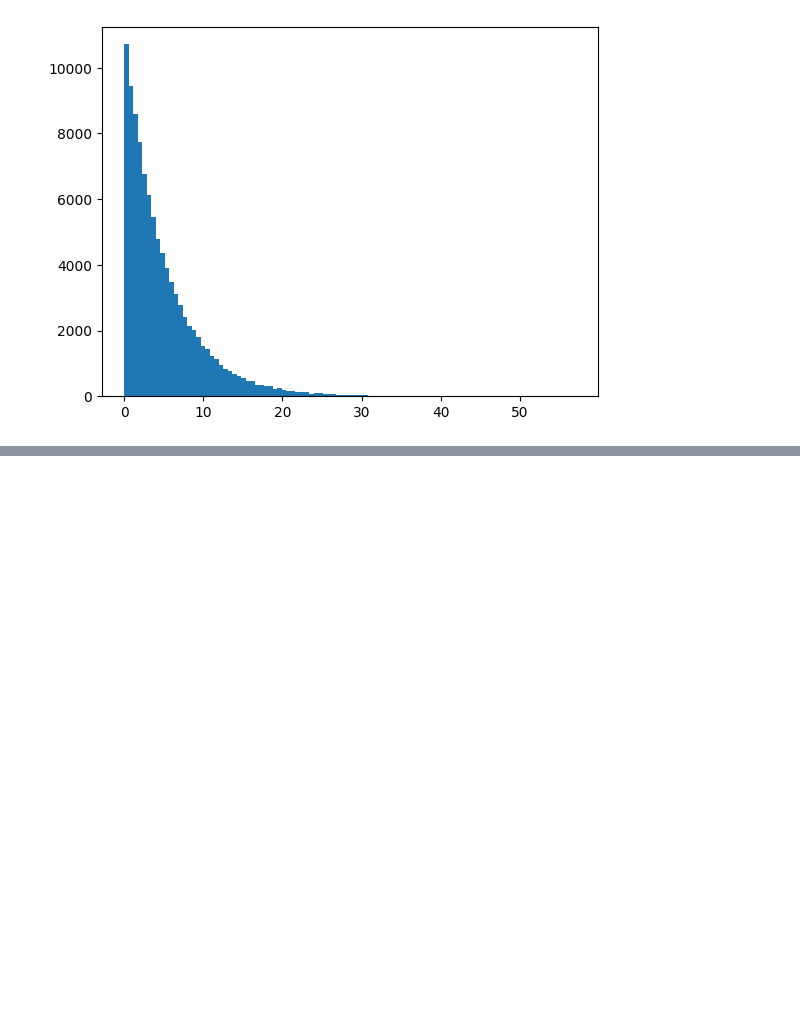
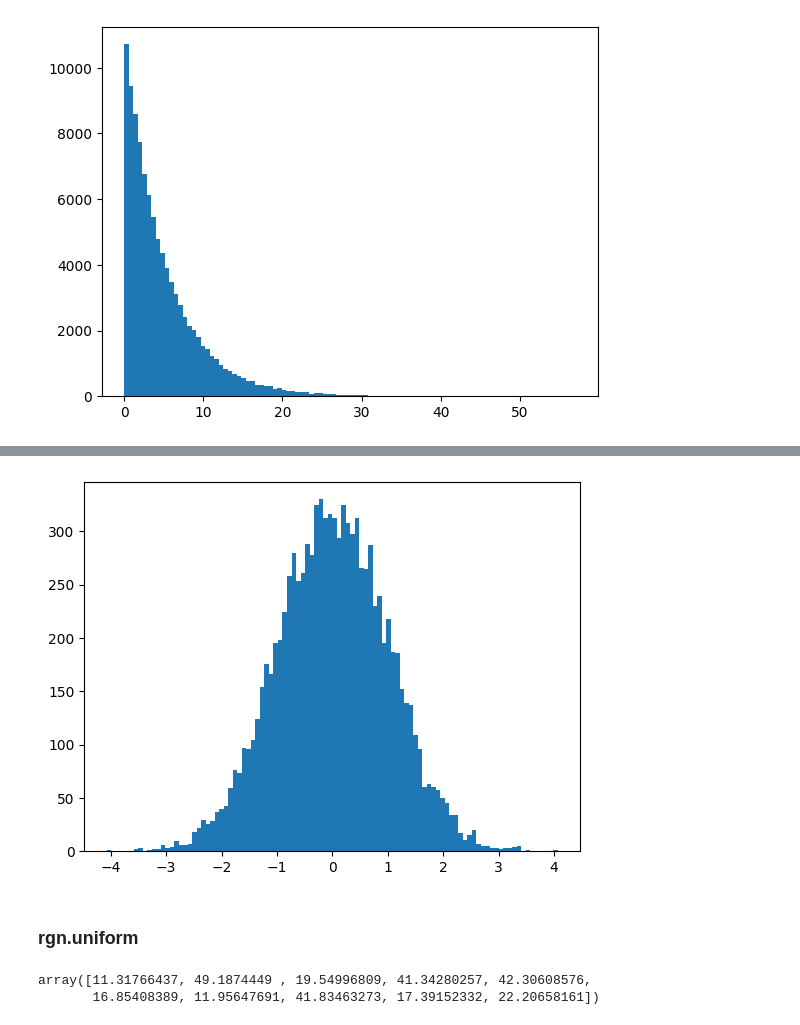
Before and after one commit to Joao-Inacio/NumPy-Essencial-para-Desenvolvedores-Python, a Jupyter notebook: 0.6_Numeros_aleatorios/num.ipynb, the cells around one changed output, grey strips where cells are left out. Cells and saved outputs as stored; diff of their text form; code cells hidden in the pictures; blank space fills up the shorter version.

```diff
--- a/0.6_Numeros_aleatorios/num.ipynb
+++ b/0.6_Numeros_aleatorios/num.ipynb
@@ -232,0 +262,11 @@ plt.hist(rng.exponential(scale=5, size=100_000), bins=100);
+# %%
+plt.hist(rng.normal(loc=0, scale=1, size=100_00), bins=100);
+# %% [output]
+[figure, added]
+# %% [markdown]
+### rgn.uniform
+# %%
+rng.uniform(low=10, high=50, size=10)
+# %% [output]
+array([11.31766437, 49.1874449 , 19.54996809, 41.34280257, 42.30608576,
+       16.85408389, 11.95647691, 41.83463273, 17.39152332, 22.20658161])
```
Also changed, not shown: parts of 9 cells of this notebook.
